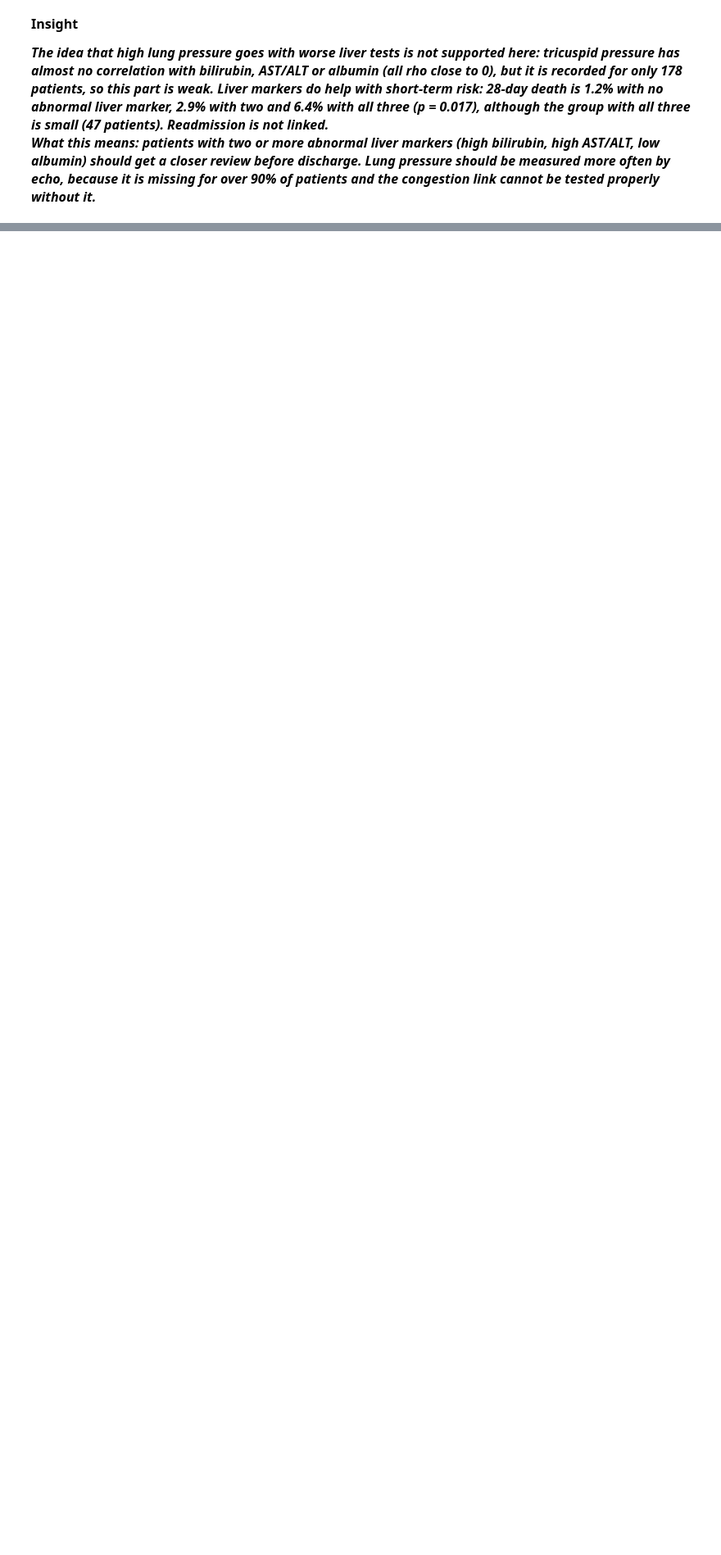
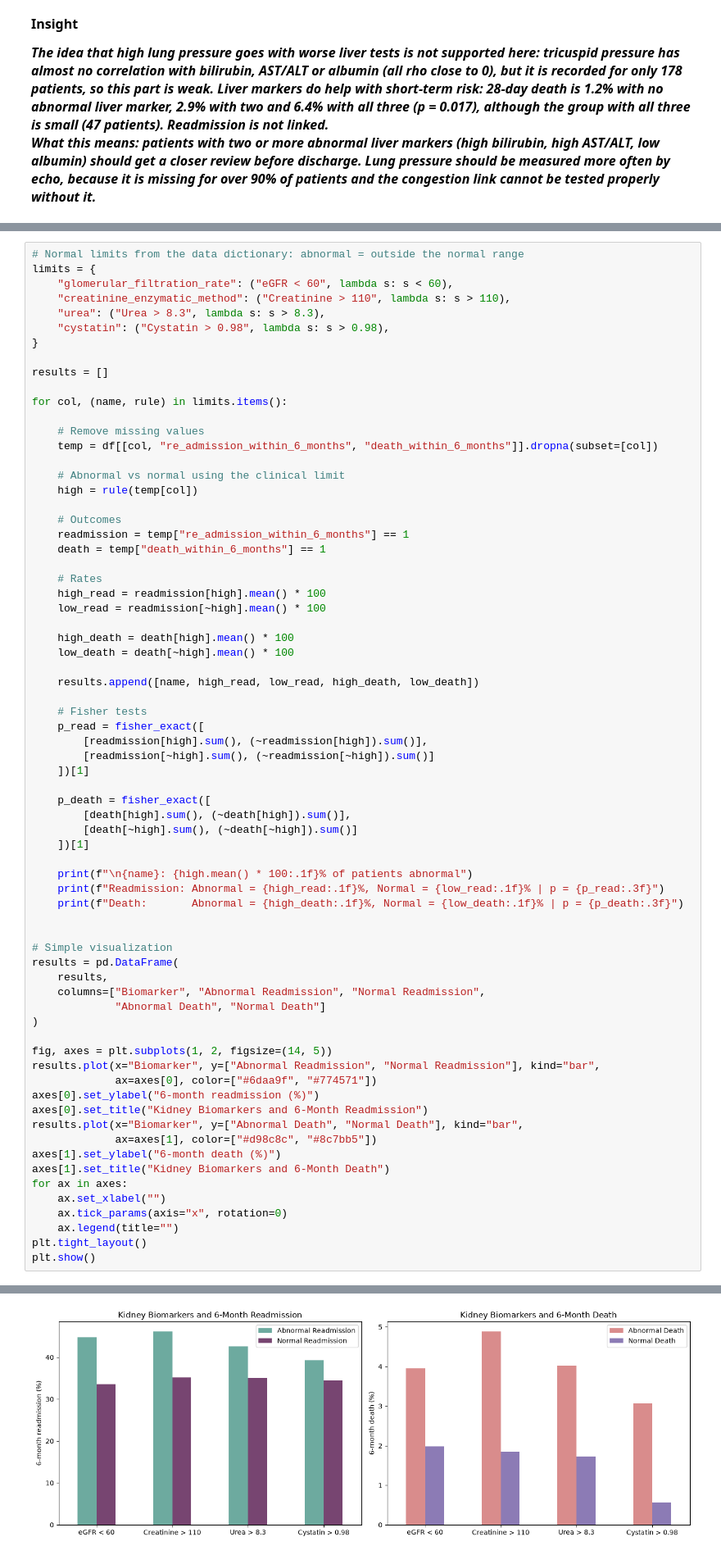
Before and after one commit to SaranyaShanmugam2026/Team2_PythonPioneers_PythonHackathon_Sep_2026, a Jupyter notebook: Team2_PythonPioneers_3.1.Prescriptive_Analysis.ipynb, the cells around one changed output, grey strips where cells are left out. Shown at 82% size. Drawn from its saved outputs; the diff is of its cells as text; blank space fills up the shorter version.

```diff
--- a/Team2_PythonPioneers_3.1.Prescriptive_Analysis.ipynb
+++ b/Team2_PythonPioneers_3.1.Prescriptive_Analysis.ipynb
@@ -581,0 +686,71 @@ plt.show()
+# %%
+# Normal limits from the data dictionary: abnormal = outside the normal range
+limits = {
+    "glomerular_filtration_rate": ("eGFR < 60", lambda s: s < 60),
+    "creatinine_enzymatic_method": ("Creatinine > 110", lambda s: s > 110),
+    "urea": ("Urea > 8.3", lambda s: s > 8.3),
+    "cystatin": ("Cystatin > 0.98", lambda s: s > 0.98),
+}
+
+results = []
+
+for col, (name, rule) in limits.items():
+
+    # Remove missing values
+    temp = df[[col, "re_admission_within_6_months", "death_within_6_months"]].dropna(subset=[col])
+
+    # Abnormal vs normal using the clinical limit
+    high = rule(temp[col])
+
+    # Outcomes
+    readmission = temp["re_admission_within_6_months"] == 1
+    death = temp["death_within_6_months"] == 1
+
+    # Rates
+    high_read = readmission[high].mean() * 100
+    low_read = readmission[~high].mean() * 100
+
+    high_death = death[high].mean() * 100
+    low_death = death[~high].mean() * 100
+
+    results.append([name, high_read, low_read, high_death, low_death])
+
+    # Fisher tests
+    p_read = fisher_exact([
+        [readmission[high].sum(), (~readmission[high]).sum()],
+        [readmission[~high].sum(), (~readmission[~high]).sum()]
+    ])[1]
+
+    p_death = fisher_exact([
+        [death[high].sum(), (~death[high]).sum()],
+        [death[~high].sum(), (~death[~high]).sum()]
+    ])[1]
+
+    print(f"\n{name}: {high.mean() * 100:.1f}% of patients abnormal")
+    print(f"Readmission: Abnormal = {high_read:.1f}%, Normal = {low_read:.1f}% | p = {p_read:.3f}")
+    print(f"Death:       Abnormal = {high_death:.1f}%, Normal = {low_death:.1f}% | p = {p_death:.3f}")
+
+
+# Simple visualization
+results = pd.DataFrame(
+    results,
+    columns=["Biomarker", "Abnormal Readmission", "Normal Readmission",
+             "Abnormal Death", "Normal Death"]
+)
+
+fig, axes = plt.subplots(1, 2, figsize=(14, 5))
+results.plot(x="Biomarker", y=["Abnormal Readmission", "Normal Readmission"], kind="bar",
+             ax=axes[0], color=["#6daa9f", "#774571"])
+axes[0].set_ylabel("6-month readmission (%)")
+axes[0].set_title("Kidney Biomarkers and 6-Month Readmission")
+results.plot(x="Biomarker", y=["Abnormal Death", "Normal Death"], kind="bar",
+             ax=axes[1], color=["#d98c8c", "#8c7bb5"])
+axes[1].set_ylabel("6-month death (%)")
+axes[1].set_title("Kidney Biomarkers and 6-Month Death")
+for ax in axes:
+    ax.set_xlabel("")
+    ax.tick_params(axis="x", rotation=0)
+    ax.legend(title="")
+plt.tight_layout()
+plt.show()
+# %% [output]
@@ -581,0 +772 @@ plt.show()
+[figure, added]
```
Also changed, not shown: parts of 28 cells of this notebook.
